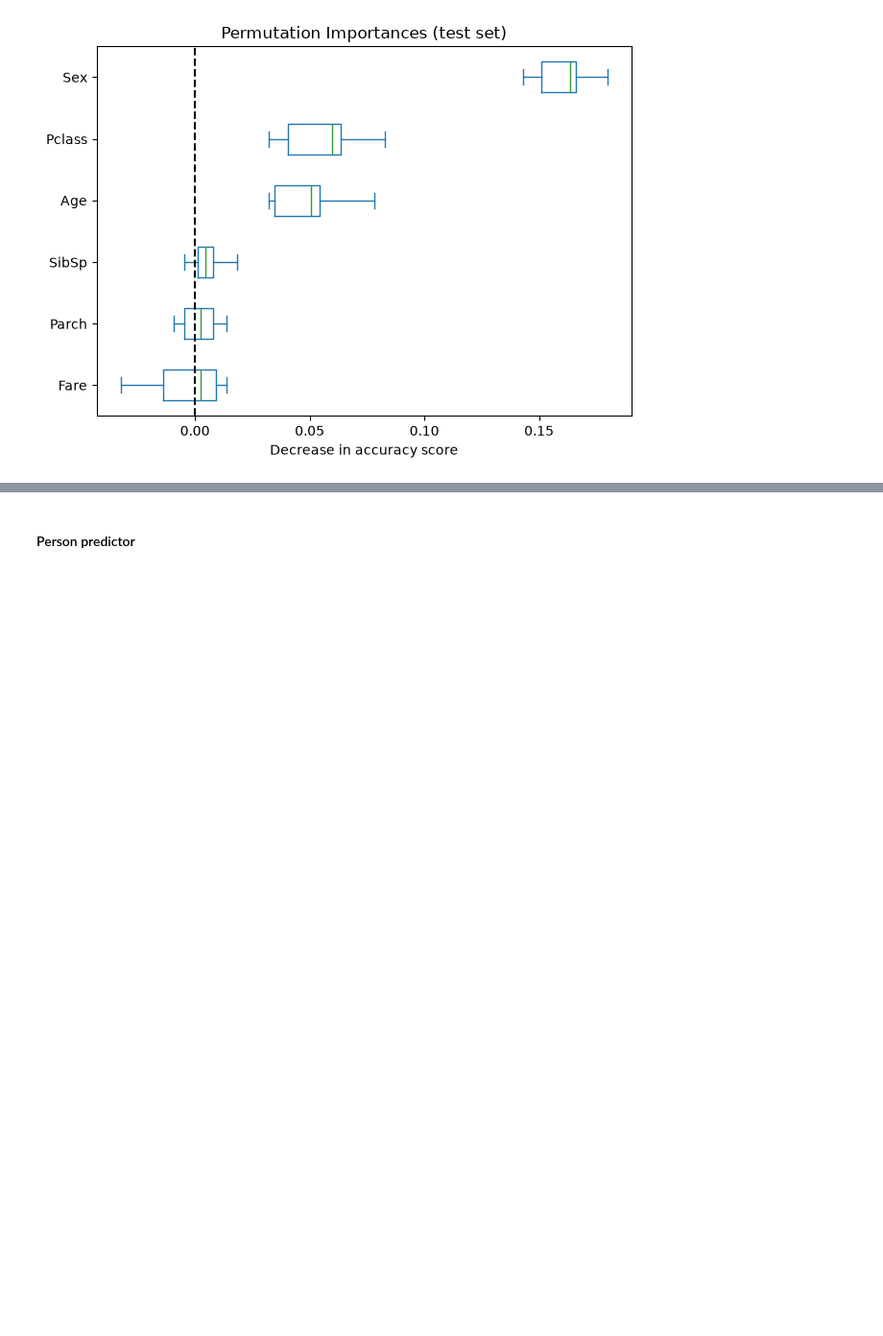
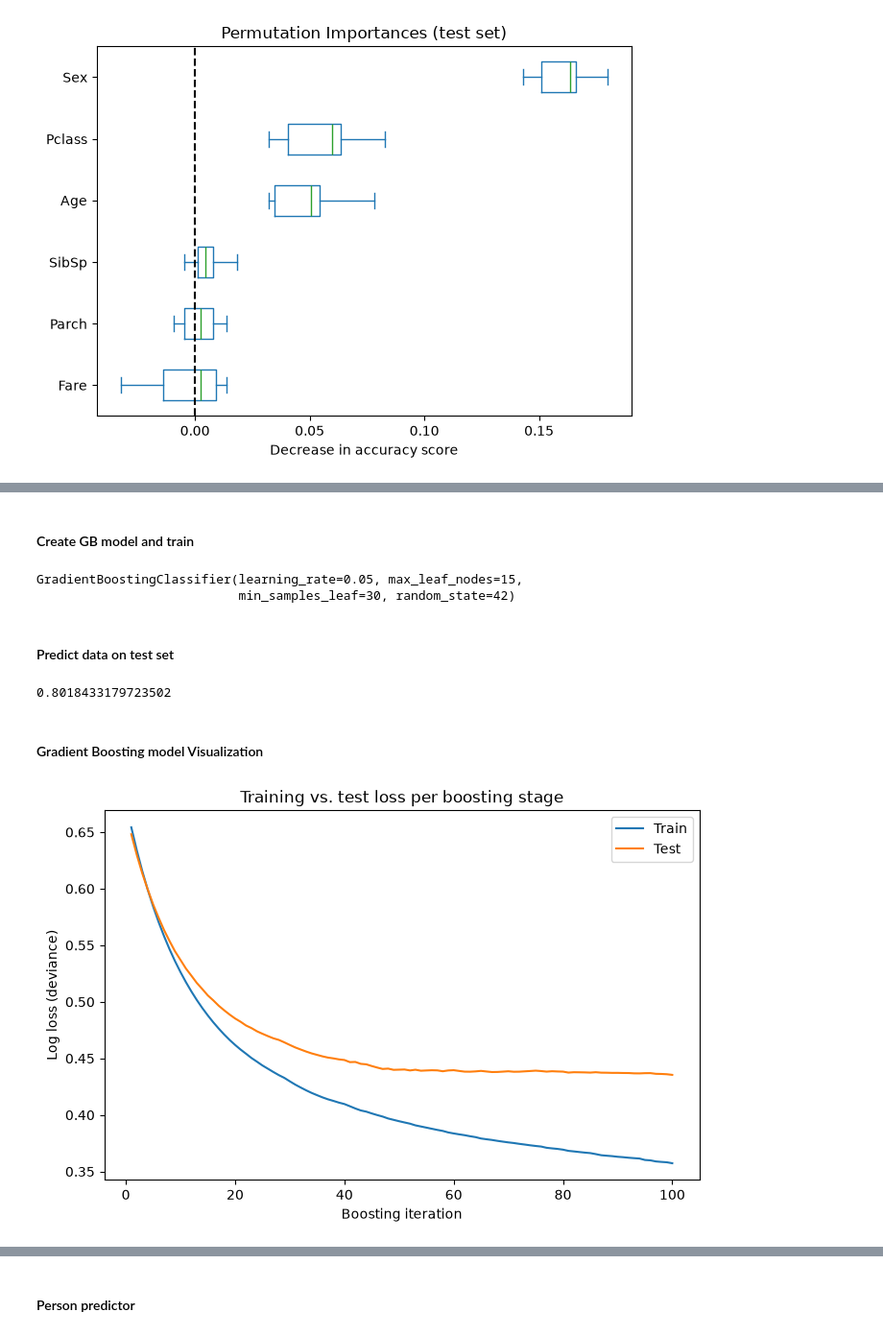
Before and after one commit to rergr/fhnw_mini_challange, a Jupyter notebook: presentation_notebook.ipynb, the cells around one changed output, grey strips where cells are left out. Shown at 96% size. Cells and saved outputs as stored; diff of their text form; code cells hidden in the pictures; blank space fills up the shorter version.

```diff
--- a/presentation_notebook.ipynb
+++ b/presentation_notebook.ipynb
@@ -230,0 +232,43 @@ ax.figure.tight_layout()
+# %% [markdown]
+#### Create GB model and train
+# %%
+gb = GradientBoostingClassifier(
+    learning_rate=0.05,
+    max_leaf_nodes=15,
+    min_samples_leaf=30,
+    random_state=42,
+)
+gb.fit(X_train, y_train)
+# %% [output]
+GradientBoostingClassifier(learning_rate=0.05, max_leaf_nodes=15,
+                           min_samples_leaf=30, random_state=42)
+# %% [markdown]
+#### Predict data on test set
+# %%
+y_pred = gb.predict(X_test)
+accuracy = accuracy_score(y_test, y_pred)
+accuracy
+# %% [output]
+0.8018433179723502
+# %% [markdown]
+#### Gradient Boosting model Visualization
+# %%
+train_deviance = np.array([
+    log_loss(y_train, proba[:, 1]) for proba in gb.staged_predict_proba(X_train)
+])
+test_deviance = np.array([
+    log_loss(y_test, proba[:, 1]) for proba in gb.staged_predict_proba(X_test)
+])
+
+plt.figure(figsize=(8, 5))
+plt.plot(np.arange(1, gb.n_estimators + 1), train_deviance, label="Train")
+plt.plot(np.arange(1, gb.n_estimators + 1), test_deviance, label="Test")
+plt.xlabel("Boosting iteration")
+plt.ylabel("Log loss (deviance)")
+plt.title("Training vs. test loss per boosting stage")
+plt.legend()
+plt.show()
+
+print(f"Best iteration on test loss: {test_deviance.argmin() + 1} / {gb.n_estimators}")
+# %% [output]
+[figure, added]
```
Also changed, not shown: parts of 10 cells of this notebook, 1 other file.
